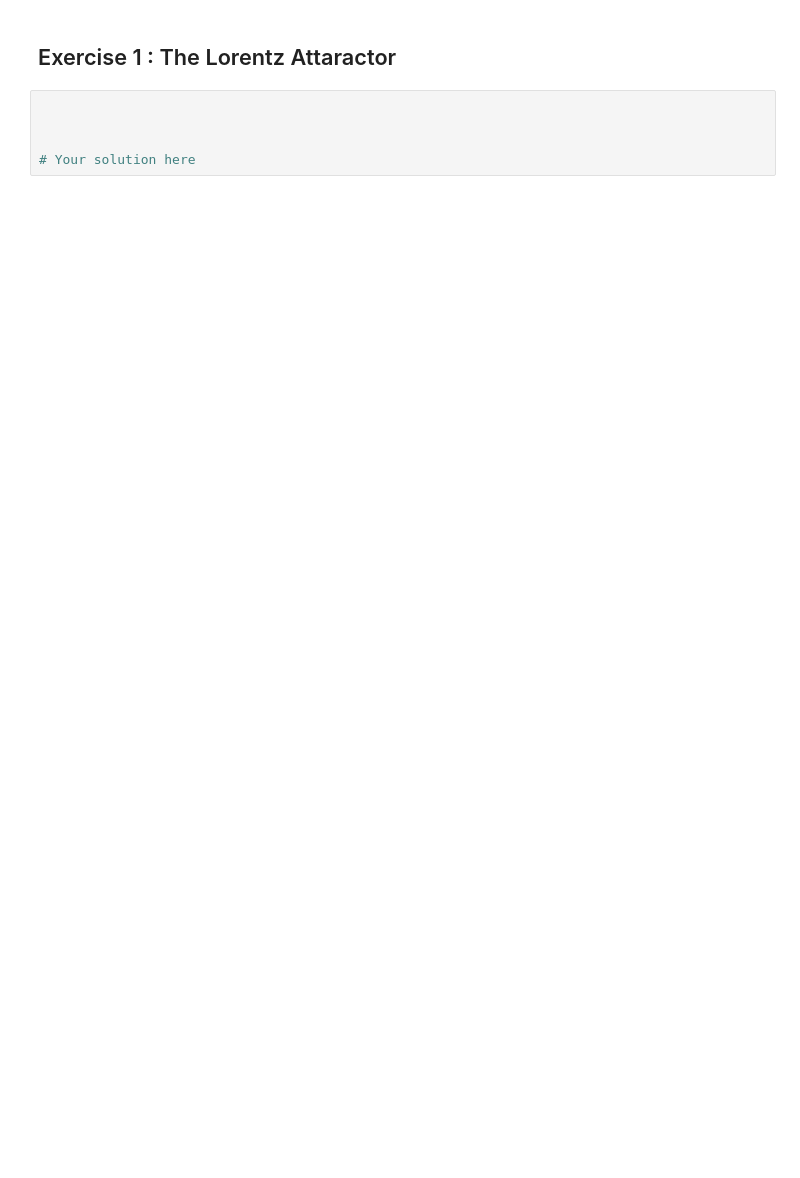
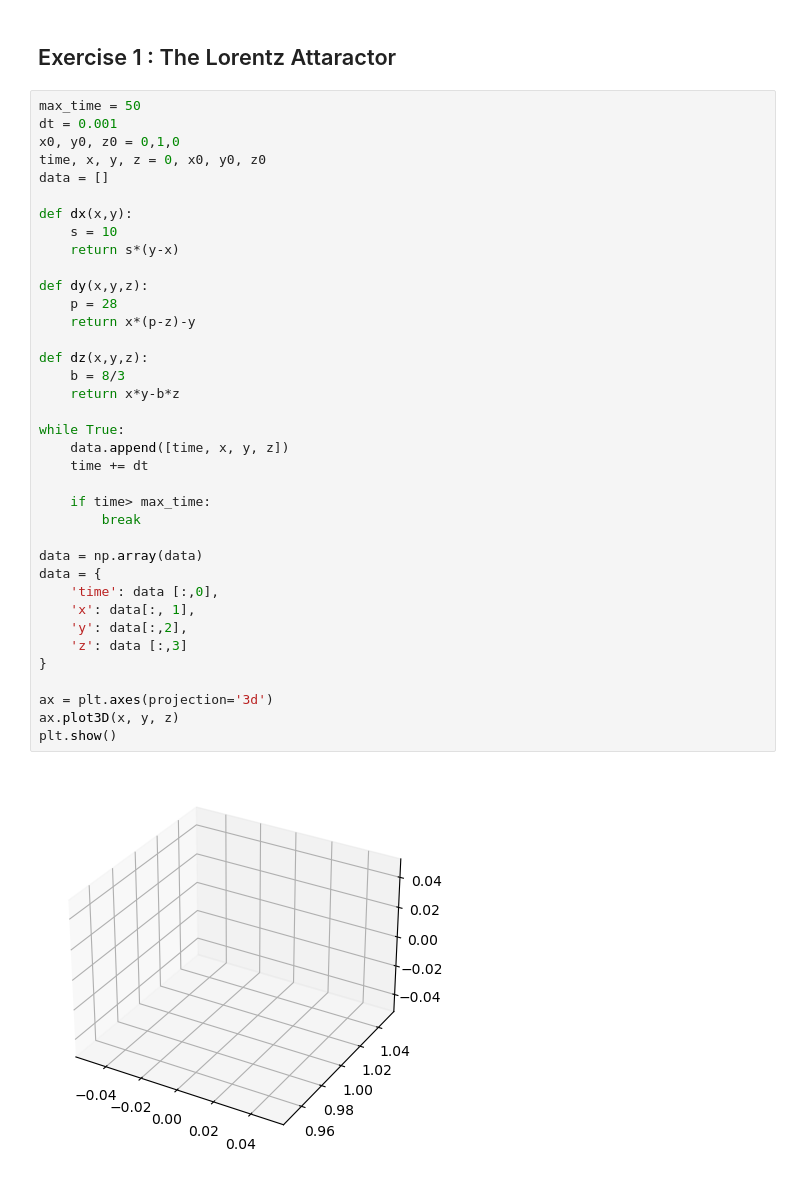
Before and after one commit to SPS-SP2273/learning-portfolio-tammilau, a Jupyter notebook: numerical solutions/numerical_solutions_(good).ipynb, the cells around one changed output. Saved outputs shown, nothing was run; the diff lists cells and outputs as text; blank space fills up the shorter version.

```diff
--- a/numerical solutions/numerical_solutions_(good).ipynb
+++ b/numerical solutions/numerical_solutions_(good).ipynb
@@ -79,7 +243,41 @@
 # %% [markdown]
 ## Exercise 1 :  The Lorentz Attaractor
 # %%
+max_time = 50
+dt = 0.001
+x0, y0, z0 = 0,1,0
+time, x, y, z = 0, x0, y0, z0
+data = []
 
+def dx(x,y):
+    s = 10
+    return s*(y-x)
 
+def dy(x,y,z):
+    p = 28
+    return x*(p-z)-y
 
-# Your solution here
+def dz(x,y,z):
+    b = 8/3
+    return x*y-b*z
+
+while True:
+    data.append([time, x, y, z])
+    time += dt
+
+    if time> max_time:
+        break
+
+data = np.array(data)
+data = {
+    'time': data [:,0],
+    'x': data[:, 1],
+    'y': data[:,2],
+    'z': data [:,3]
+}
+
+ax = plt.axes(projection='3d')
+ax.plot3D(x, y, z)
+plt.show()
+# %% [output]
+[figure, added]
```
Also changed, not shown: parts of 7 cells of this notebook, 5 other files.
